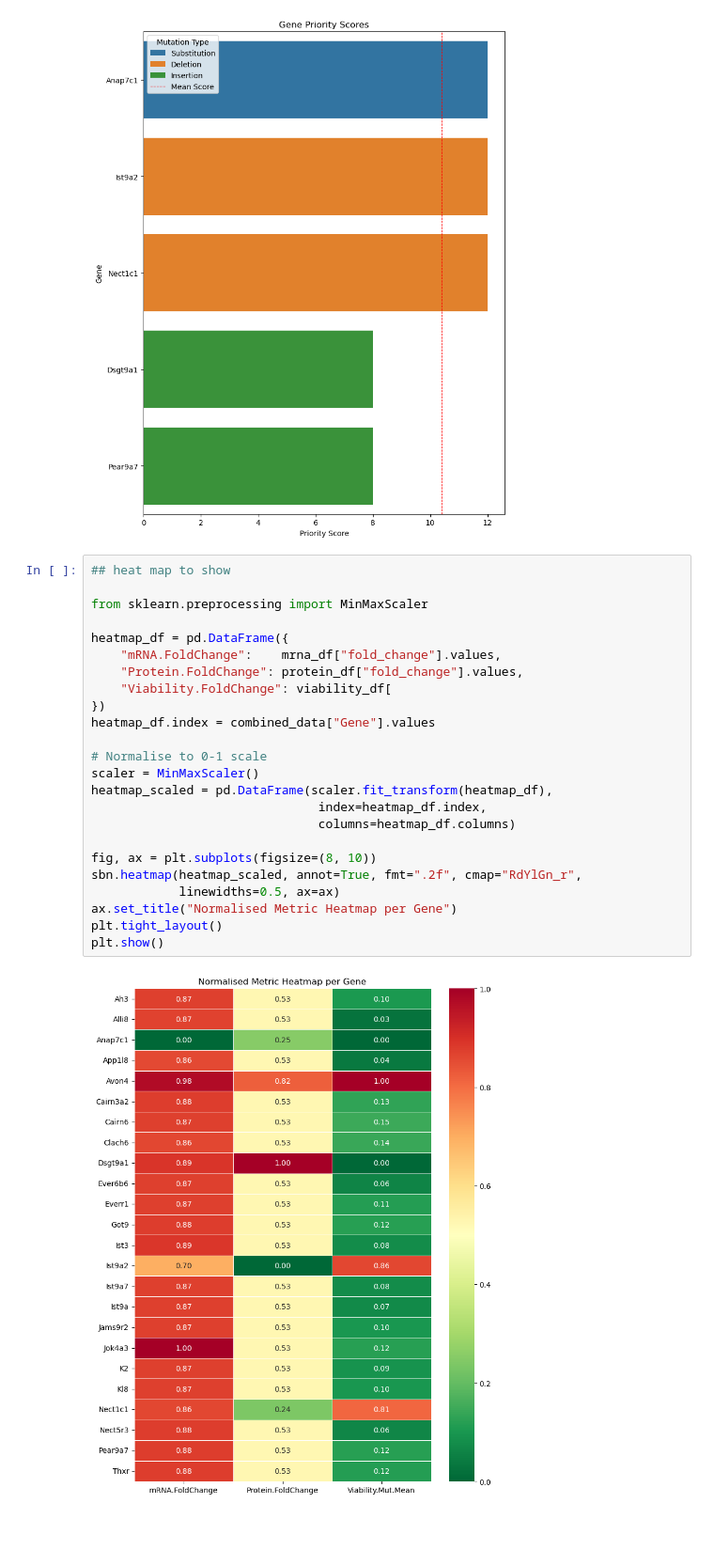
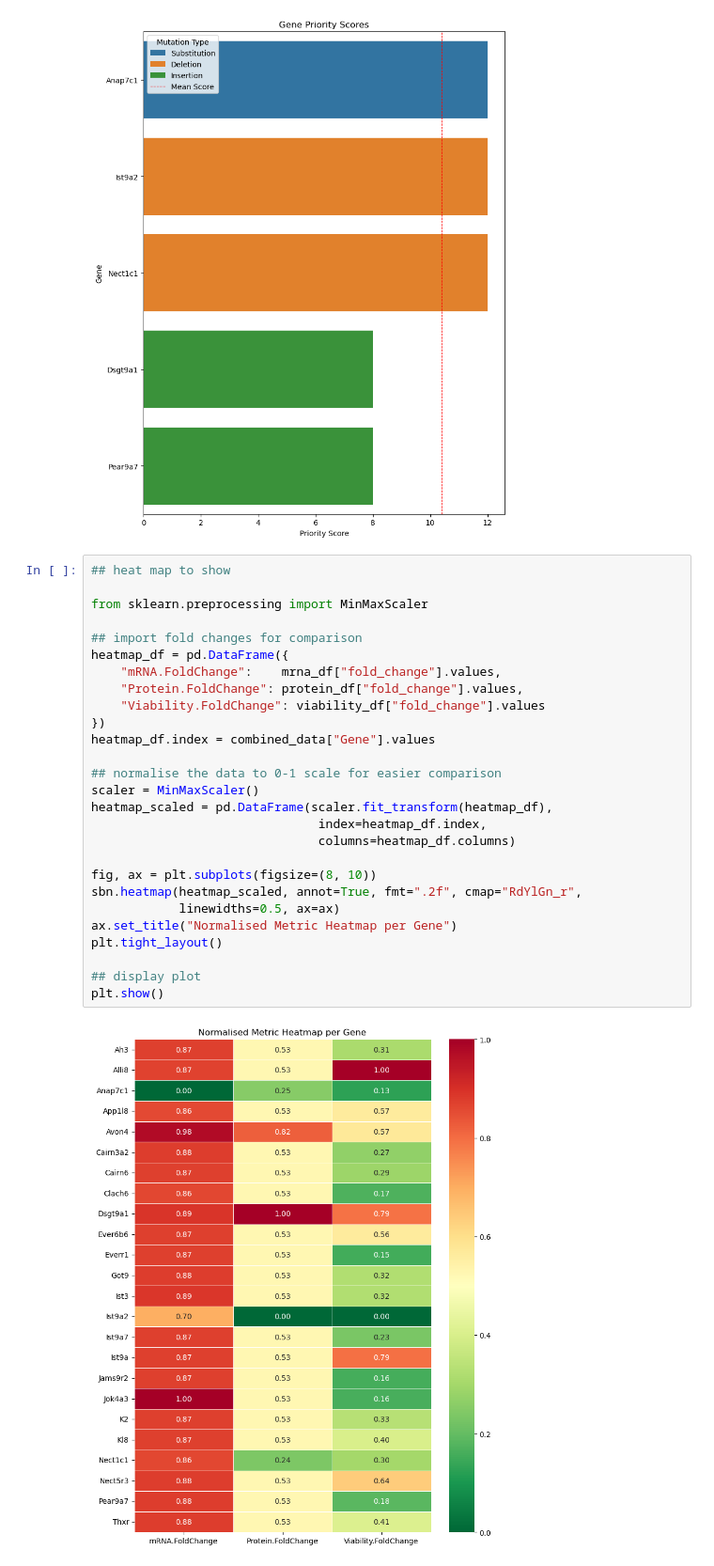
Before and after one commit to KMaiolino/BT5511_KAM, a Jupyter notebook: Biological Computation Report.ipynb, the cells around one changed output. Shown at 94% size. Cells and saved outputs as stored; diff of their text form; blank space fills up the shorter version.

Commit message:
Updated plots

```diff
--- a/Biological Computation Report.ipynb
+++ b/Biological Computation Report.ipynb
@@ -1464,26 +1464,29 @@ plt.show()
 # %%
 ## heat map to show
 
 from sklearn.preprocessing import MinMaxScaler
 
+## import fold changes for comparison
 heatmap_df = pd.DataFrame({
     "mRNA.FoldChange":    mrna_df["fold_change"].values,
     "Protein.FoldChange": protein_df["fold_change"].values,
-    "Viability.FoldChange": viability_df[
+    "Viability.FoldChange": viability_df["fold_change"].values
 })
 heatmap_df.index = combined_data["Gene"].values
 
-# Normalise to 0-1 scale
+## normalise the data to 0-1 scale for easier comparison
 scaler = MinMaxScaler()
 heatmap_scaled = pd.DataFrame(scaler.fit_transform(heatmap_df),
                                index=heatmap_df.index,
                                columns=heatmap_df.columns)
 
 fig, ax = plt.subplots(figsize=(8, 10))
 sbn.heatmap(heatmap_scaled, annot=True, fmt=".2f", cmap="RdYlGn_r",
             linewidths=0.5, ax=ax)
 ax.set_title("Normalised Metric Heatmap per Gene")
 plt.tight_layout()
+
+## display plot
 plt.show()
 # %% [output]
-[figure, old version]
+[figure, new version]
```
